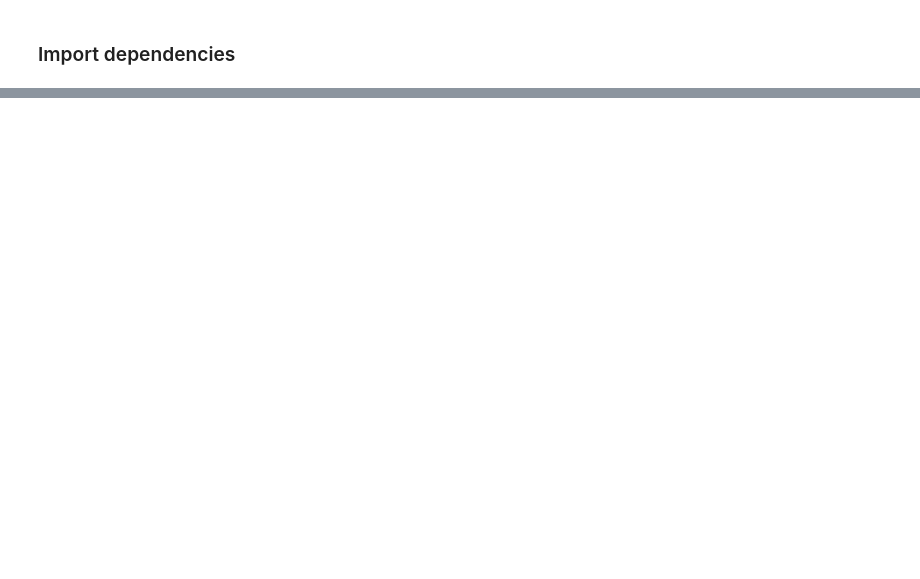
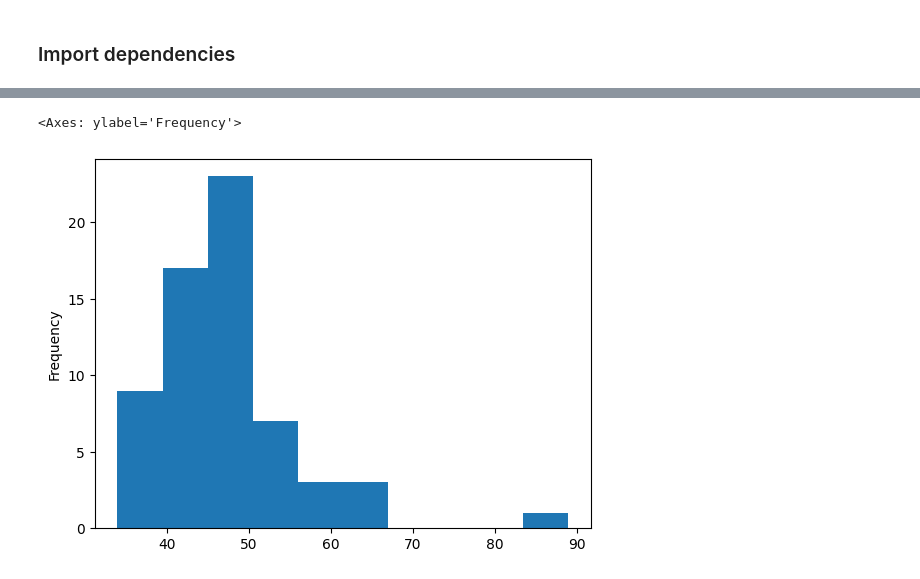
Before and after one commit to sshinanjaya/fyp-23, a Jupyter notebook: FYP/code/EDA.ipynb, the cells around one changed output, grey strips where cells are left out. Drawn from its saved outputs; the diff is of its cells as text; code cells hidden in the pictures; blank space fills up the shorter version.

```diff
--- a/FYP/code/EDA.ipynb
+++ b/FYP/code/EDA.ipynb
@@ -16,4 +17,4 @@ pd.set_option('display.max_colwidth', None)
 # %%
 df = pd.read_csv('../dataset/from_survey/clean_result.csv')
 # %%
-df.fillna('')
+df = df.fillna('')
@@ -33,0 +21,2 @@ df.fillna('')
+# %%
+df = df.drop(columns=['follow_up', 'email'])
@@ -33,0 +25,27 @@ df.fillna('')
+# %%
+import ast
+
+for i in range (0, df.shape[0]):
+
+    # Row you want to remove items from
+    row_index = i
+
+    # List of column names you want to process
+    columns_to_process = ['f_child_age', 'm_child_age']
+
+    # Loop through the specified columns
+    for column in columns_to_process:
+        # Get the list at the specified row and column
+        original_string = df.at[row_index, column]
+
+        # Remove items equal to 'please specify:'
+        try:
+            result_list = ast.literal_eval(original_string)
+
+        except ValueError:
+            pass
+
+        # Update the DataFrame with the filtered list
+        df.at[row_index, column] = result_list
+# %%
+df[['age', 'total_child', 'f_child', 'm_child']] = df[['age', 'total_child', 'f_child', 'm_child']].apply(pd.to_numeric, errors='coerce')
@@ -33,0 +146,5 @@ df.fillna('')
+# %%
+df['age'].plot(kind='hist')
+# %% [output]
+<Axes: ylabel='Frequency'>
+[figure, added]
```
Also changed, not shown: parts of 11 cells of this notebook.
